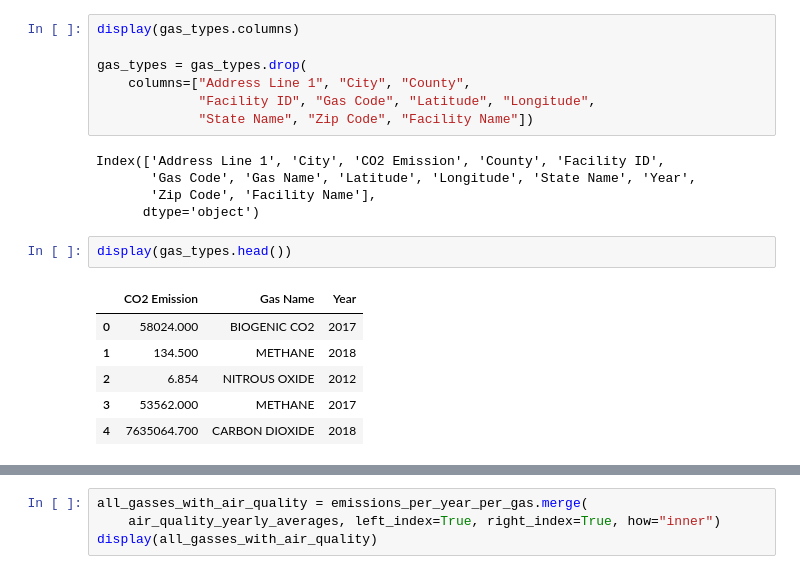
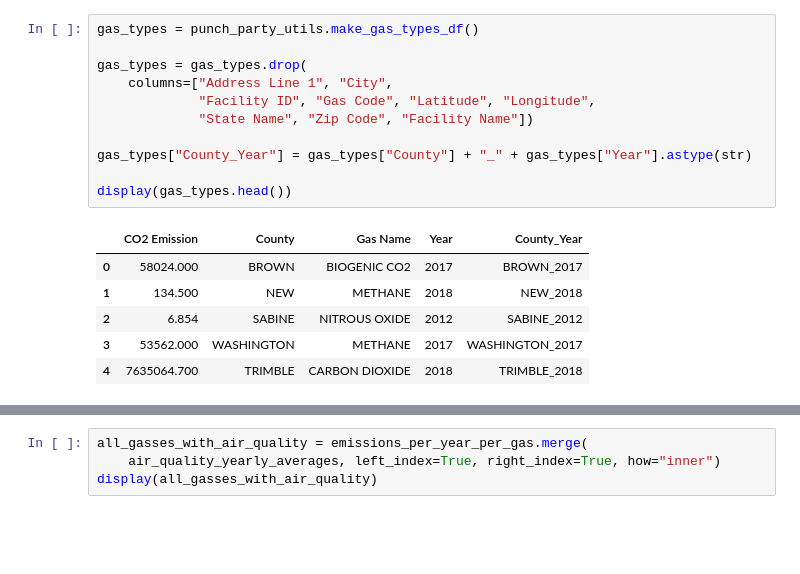
Before and after one commit to EnviroTechSean/TeamPunchParty, a Jupyter notebook: gas_types_aq_model.ipynb, the cells around one changed output, grey strips where cells are left out. Drawn from its saved outputs; the diff is of its cells as text; blank space fills up the shorter version.

```diff
--- a/gas_types_aq_model.ipynb
+++ b/gas_types_aq_model.ipynb
@@ -49,22 +57,19 @@ gas_types = punch_party_utils.make_gas_types_df()
 # %%
-display(gas_types.columns)
+gas_types = punch_party_utils.make_gas_types_df()
 
 gas_types = gas_types.drop(
-    columns=["Address Line 1", "City", "County",
+    columns=["Address Line 1", "City",
              "Facility ID", "Gas Code", "Latitude", "Longitude",
              "State Name", "Zip Code", "Facility Name"])
+
+gas_types["County_Year"] = gas_types["County"] + "_" + gas_types["Year"].astype(str)
+
+display(gas_types.head())
 # %% [output]
-Index(['Address Line 1', 'City', 'CO2 Emission', 'County', 'Facility ID',
-       'Gas Code', 'Gas Name', 'Latitude', 'Longitude', 'State Name', 'Year',
-       'Zip Code', 'Facility Name'],
-      dtype='object')
+|  | CO2 Emission | County | Gas Name | Year | County_Year |
+| 0 | 58024.000 | BROWN | BIOGENIC CO2 | 2017 | BROWN_2017 |
+| 1 | 134.500 | NEW | METHANE | 2018 | NEW_2018 |
+| 2 | 6.854 | SABINE | NITROUS OXIDE | 2012 | SABINE_2012 |
+| 3 | 53562.000 | WASHINGTON | METHANE | 2017 | WASHINGTON_2017 |
+| 4 | 7635064.700 | TRIMBLE | CARBON DIOXIDE | 2018 | TRIMBLE_2018 |
-# %%
-display(gas_types.head())
-# %% [output]
-|  | CO2 Emission | Gas Name | Year |
-| 0 | 58024.000 | BIOGENIC CO2 | 2017 |
-| 1 | 134.500 | METHANE | 2018 |
-| 2 | 6.854 | NITROUS OXIDE | 2012 |
-| 3 | 53562.000 | METHANE | 2017 |
-| 4 | 7635064.700 | CARBON DIOXIDE | 2018 |
 # %%
```
Also changed, not shown: parts of 28 cells of this notebook, 1 other file.
